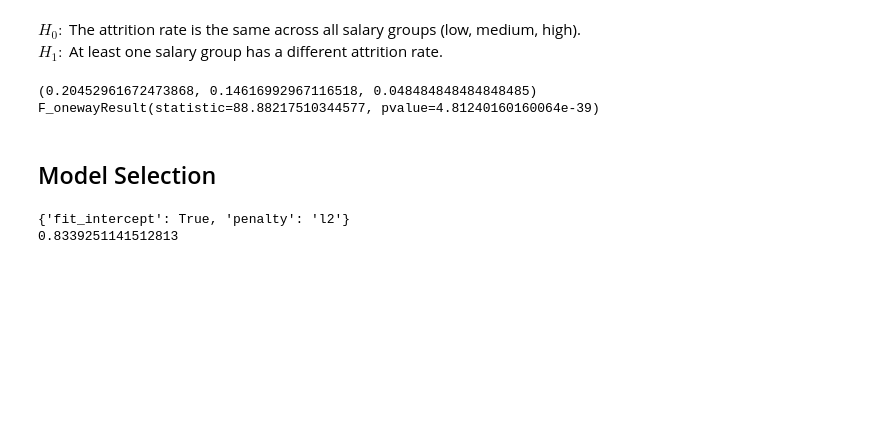
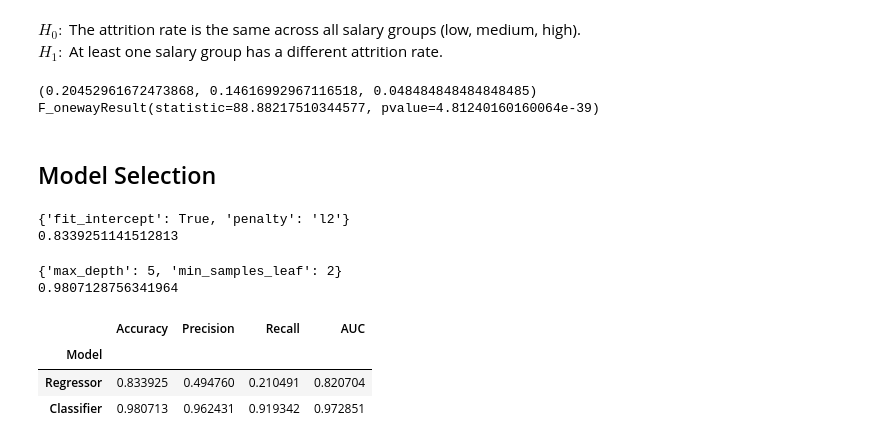
Before and after one commit to SameeckBhatia/Salifort-EDP, a Jupyter notebook: notebook.ipynb, the cells around one changed output. Drawn from its saved outputs; the diff is of its cells as text; code cells hidden in the pictures; blank space fills up the shorter version.

Commit message:
Selecting and comparing the second model

```diff
--- a/notebook.ipynb
+++ b/notebook.ipynb
@@ -313,3 +314,57 @@ print(model1.best_score_)
 # %% [output]
 {'fit_intercept': True, 'penalty': 'l2'}
 0.8339251141512813
+# %%
+model2 = DecisionTreeClassifier(random_state=210)
+
+cv_params = {"max_depth": [3, 4, 5, None],
+             "min_samples_leaf": [1, 2, 5]}
+
+scoring = {"accuracy", "precision", "recall", "roc_auc"}
+
+model2 = GridSearchCV(model2, cv_params, scoring=scoring, refit="accuracy")
+
+model2.fit(X_train, y_train)
+
+print(model2.best_params_)
+print(model2.best_score_)
+# %% [output]
+{'max_depth': 5, 'min_samples_leaf': 2}
+0.9807128756341964
+# %%
+def make_results(model_name:str, model_object, metric:str):
+    # Create dictionary that maps input metric to actual metric name in GridSearchCV
+    metric_dict = {'accuracy': 'mean_test_accuracy',
+                   'precision': 'mean_test_precision',
+                   'recall': 'mean_test_recall',
+                   'auc': 'mean_test_roc_auc'}
+
+    # Get all the results from the CV and put them in a df
+    cv_results = pd.DataFrame(model_object.cv_results_)
+
+    # Isolate the row of the df with the max(metric) score
+    best_estimator_results = cv_results.iloc[cv_results[metric_dict[metric]].idxmax(), :]
+
+    # Extract Accuracy, precision, recall, and f1 score from that row
+    accuracy = best_estimator_results.mean_test_accuracy
+    recall = best_estimator_results.mean_test_recall
+    precision = best_estimator_results.mean_test_precision
+    auc = best_estimator_results.mean_test_roc_auc
+
+    # Create table of results
+    table = pd.DataFrame({'Model': model_name,
+                          'Accuracy': accuracy,
+                          'Precision': precision,
+                          'Recall': recall,
+                          'AUC': auc}, index=[0]).set_index('Model')
+
+    return table
+# %%
+logreg = make_results("Regressor", model1, "accuracy")
+clf = make_results("Classifier", model2, "accuracy")
+pd.concat([logreg, clf])
+# %% [output]
+|  | Accuracy | Precision | Recall | AUC |
+| Model |  |  |  |  |
+| Regressor | 0.833925 | 0.494760 | 0.210491 | 0.820704 |
+| Classifier | 0.980713 | 0.962431 | 0.919342 | 0.972851 |
```
Also changed, not shown: parts of 1 cell of this notebook.
